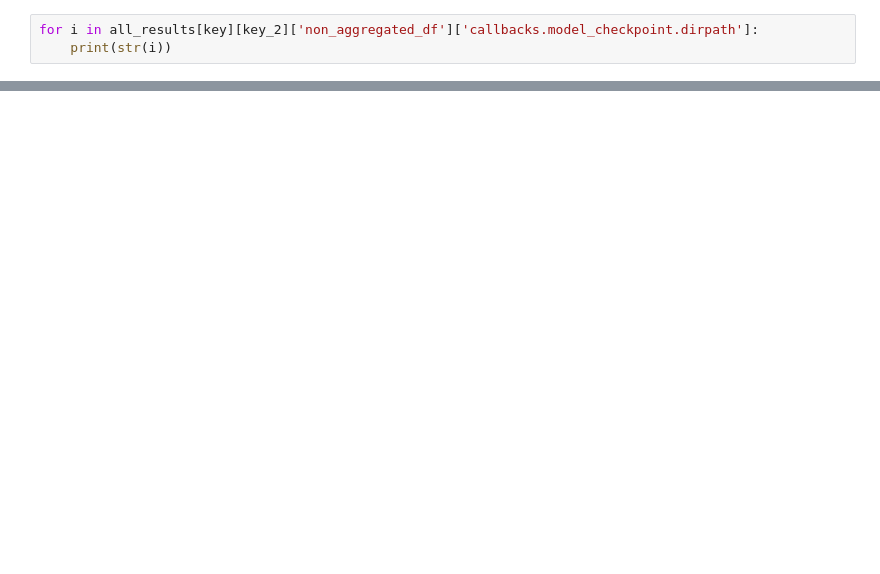
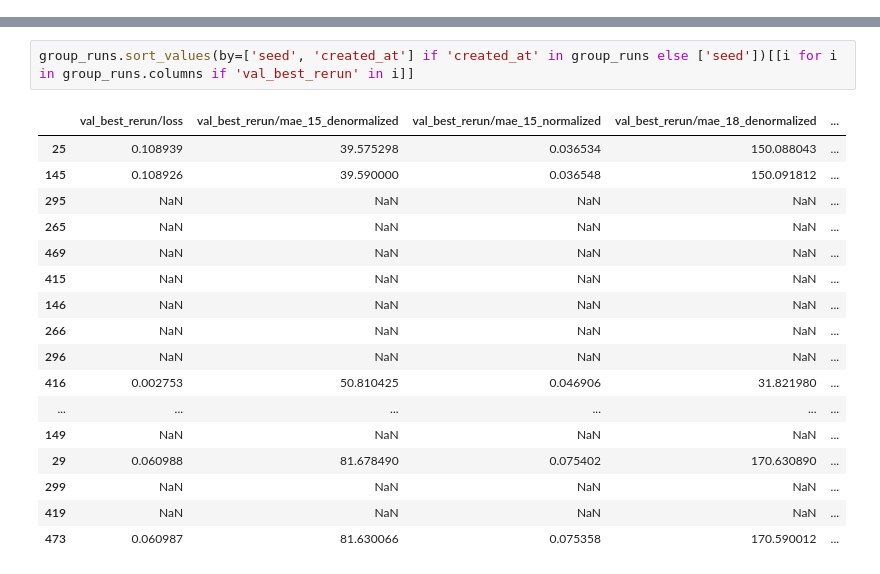
Before and after one commit to EPFL-IMOS/picid, a Jupyter notebook: lmetk_report/table.ipynb, the cells around one changed output, grey strips where cells are left out. Drawn from its saved outputs; the diff is of its cells as text; blank space fills up the shorter version.

```diff
--- a/lmetk_report/table.ipynb
+++ b/lmetk_report/table.ipynb
@@ -366,3 +239,0 @@ display(all_results[key][key_2]['sorted_aggregated_results'])
-# %%
-for i in all_results[key][key_2]['non_aggregated_df']['callbacks.model_checkpoint.dirpath']:
-    print(str(i))
@@ -408,0 +260,20 @@ all_results[key][key_2]['non_aggregated_df']
+# %%
+group_runs.sort_values(by=['seed', 'created_at'] if 'created_at' in group_runs else ['seed'])[[i for i in group_runs.columns if 'val_best_rerun' in i]]
+# %% [output]
+|  | val_best_rerun/loss | val_best_rerun/mae_15_denormalized | val_best_rerun/mae_15_normalized | val_best_rerun/mae_18_denormalized | ... |
+| 25 | 0.108939 | 39.575298 | 0.036534 | 150.088043 | ... |
+| 145 | 0.108926 | 39.590000 | 0.036548 | 150.091812 | ... |
+| 295 | NaN | NaN | NaN | NaN | ... |
+| 265 | NaN | NaN | NaN | NaN | ... |
+| 469 | NaN | NaN | NaN | NaN | ... |
+| 415 | NaN | NaN | NaN | NaN | ... |
+| 146 | NaN | NaN | NaN | NaN | ... |
+| 266 | NaN | NaN | NaN | NaN | ... |
+| 296 | NaN | NaN | NaN | NaN | ... |
+| 416 | 0.002753 | 50.810425 | 0.046906 | 31.821980 | ... |
+| ... | ... | ... | ... | ... | ... |
+| 149 | NaN | NaN | NaN | NaN | ... |
+| 29 | 0.060988 | 81.678490 | 0.075402 | 170.630890 | ... |
+| 299 | NaN | NaN | NaN | NaN | ... |
+| 419 | NaN | NaN | NaN | NaN | ... |
+| 473 | 0.060987 | 81.630066 | 0.075358 | 170.590012 | ... |
```
Also changed, not shown: parts of 12 cells of this notebook.
